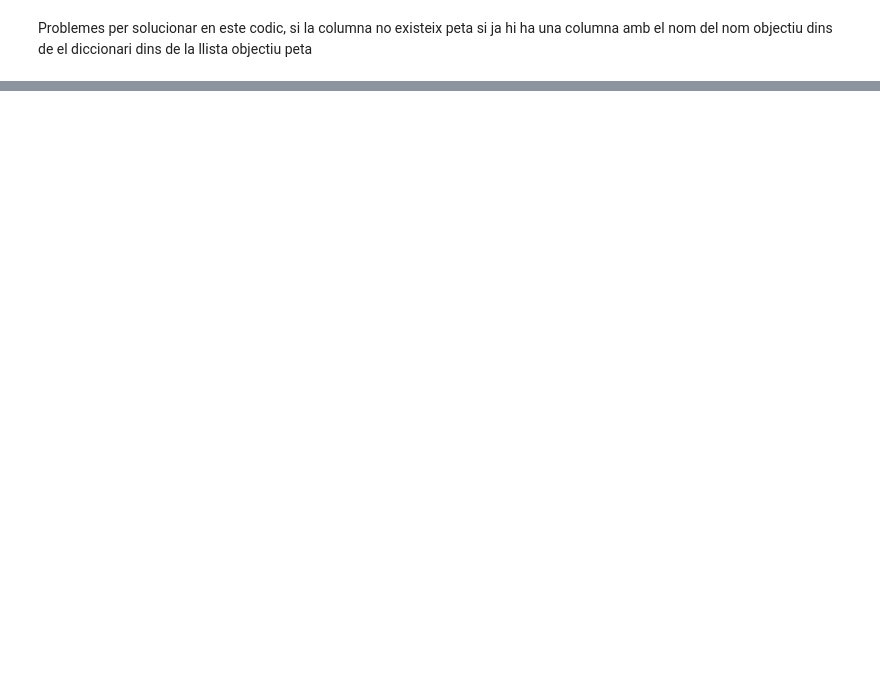
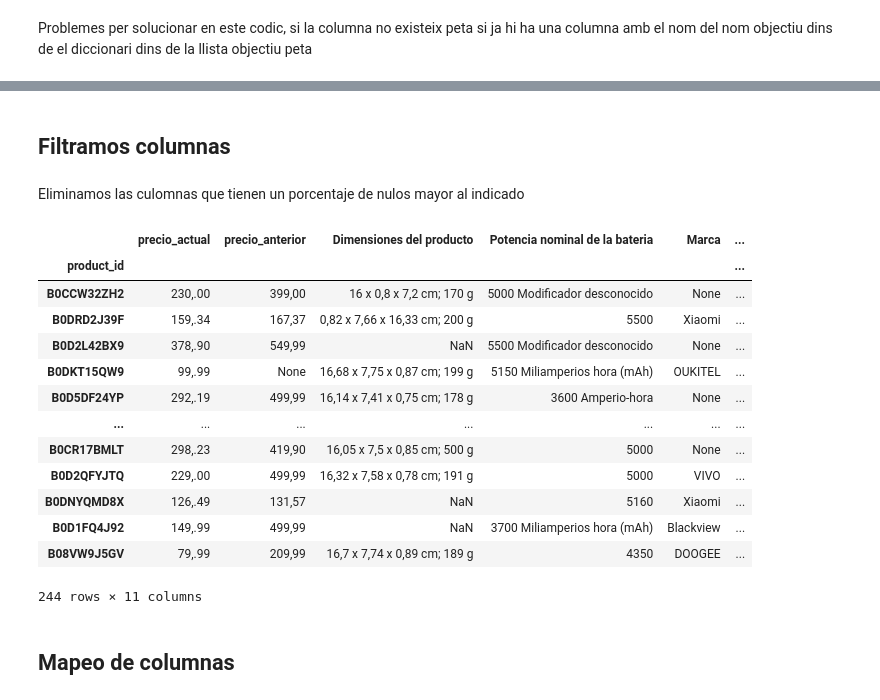
Before and after one commit to sanand5/PIA_Projectes, a Jupyter notebook: Projecte_01/scrapping/CleanDataframe.ipynb, the cells around one changed output, grey strips where cells are left out. Drawn from its saved outputs; the diff is of its cells as text; code cells hidden in the pictures; blank space fills up the shorter version.

```diff
--- a/Projecte_01/scrapping/CleanDataframe.ipynb
+++ b/Projecte_01/scrapping/CleanDataframe.ipynb
@@ -66,17 +78,30 @@ Problemes per solucionar en este codic, si la columna no existeix peta si ja hi
 # %%
 fusion_columnas = {
-    "Memoria RAM": ["RAM", "Capacidad de la memoria RAM", "Capacidad de la memoria RAM instalada", "Memoria RAM"],
+    "Memoria RAM": ["RAM", "Capacidad de la memoria RAM", "Capacidad de la memoria RAM instalada", "Memoria RAM", "Capacidad de la memoria"],
     "Marca": ["Marca", "Fabricante"],
     "Tipo de pantalla": ["Tipo de pantalla", "Tecnologia de pantalla"]
 }
 
-for col_final, cols_a_unir in fusion_columnas.items():
-    cols_existentes = [col for col in cols_a_unir if col in df.columns]
+for col_final, columnas_equivalentes in fusion_columnas.items():
+    columnas_presentes = [col for col in columnas_equivalentes if col in df.columns]
 
-    if cols_existentes:
-        df[col_final] = df[cols_existentes].bfill(axis=1).iloc[:, 0]
-        columnas_a_borrar = [col for col in cols_existentes if col != col_final]
-        df.drop(columns=columnas_a_borrar, inplace=True)
+    if columnas_presentes:
+        nueva_columna = []
+        for index, row in df.iterrows():
+            encontrado = False
+            for col in columnas_presentes:
+                if pd.notna(row[col]):
+                    nueva_columna.append(row[col])
+                    encontrado = True
+                    break
+            if not encontrado:
+                nueva_columna.append(None)
+
+        df[col_final] = nueva_columna
+
+        for col in columnas_presentes:
+            if col != col_final:
+                df.drop(columns=col, inplace=True)
 # %%
 df.columns
 # %% [output]
@@ -94,2 +119,27 @@ Index(['precio_actual', 'precio_anterior', 'Dimensiones del producto',
        'Memoria RAM'],
       dtype='object')
+# %% [markdown]
+## Filtramos columnas
+# %% [markdown]
+Eliminamos las culomnas que tienen un porcentaje de nulos mayor al indicado
+# %%
+threshold = 0.40 * len(df)
+df = df.dropna(axis=1, thresh=threshold)
+df
+# %% [output]
+|  | precio_actual | precio_anterior | Dimensiones del producto | Potencia nominal de la bateria | Marca | ... |
+| product_id |  |  |  |  |  | ... |
+| B0CCW32ZH2 | 230,.00 | 399,00 | 16 x 0,8 x 7,2 cm; 170 g | 5000 Modificador desconocido | None | ... |
+| B0DRD2J39F | 159,.34 | 167,37 | 0,82 x 7,66 x 16,33 cm; 200 g | 5500 | Xiaomi | ... |
+| B0D2L42BX9 | 378,.90 | 549,99 | NaN | 5500 Modificador desconocido | None | ... |
+| B0DKT15QW9 | 99,.99 | None | 16,68 x 7,75 x 0,87 cm; 199 g | 5150 Miliamperios hora (mAh) | OUKITEL | ... |
+| B0D5DF24YP | 292,.19 | 499,99 | 16,14 x 7,41 x 0,75 cm; 178 g | 3600 Amperio-hora | None | ... |
+| ... | ... | ... | ... | ... | ... | ... |
+| B0CR17BMLT | 298,.23 | 419,90 | 16,05 x 7,5 x 0,85 cm; 500 g | 5000 | None | ... |
+| B0D2QFYJTQ | 229,.00 | 499,99 | 16,32 x 7,58 x 0,78 cm; 191 g | 5000 | VIVO | ... |
+| B0DNYQMD8X | 126,.49 | 131,57 | NaN | 5160 | Xiaomi | ... |
+| B0D1FQ4J92 | 149,.99 | 499,99 | NaN | 3700 Miliamperios hora (mAh) | Blackview | ... |
+| B08VW9J5GV | 79,.99 | 209,99 | 16,7 x 7,74 x 0,89 cm; 189 g | 4350 | DOOGEE | ... |
+244 rows × 11 columns
+# %% [markdown]
+## Mapeo de columnas
```
Also changed, not shown: parts of 16 cells of this notebook, 6 other files.
